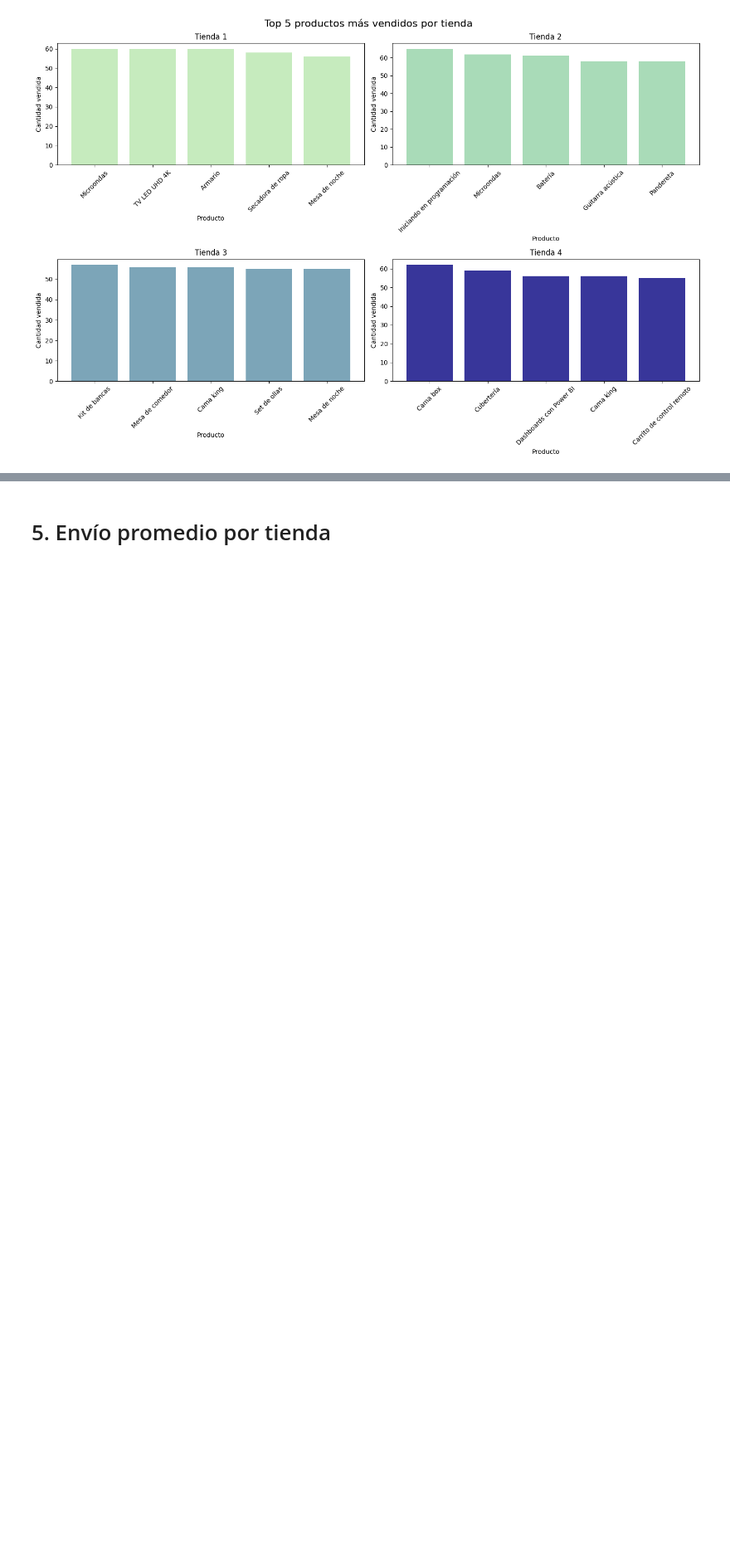
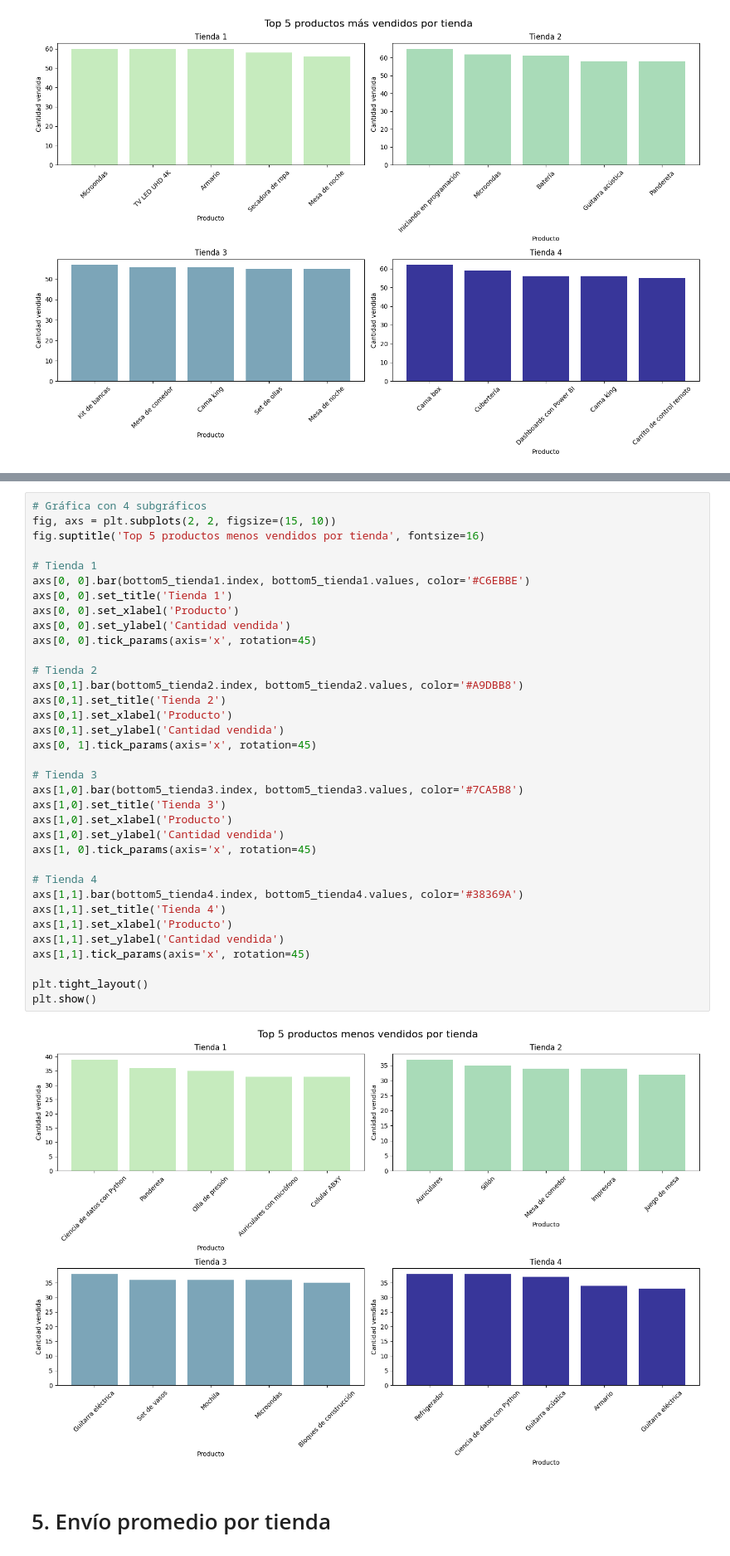
Before and after one commit to eduard0cortes/Amigo-Secreto, a Jupyter notebook: AluraStoreLatam.ipynb, the cells around one changed output, grey strips where cells are left out. Shown at 83% size. Saved outputs shown, nothing was run; the diff lists cells and outputs as text; blank space fills up the shorter version.

```diff
--- a/AluraStoreLatam.ipynb
+++ b/AluraStoreLatam.ipynb
@@ -290,2 +332,39 @@ plt.show()
+# %%
+# Gráfica con 4 subgráficos
+fig, axs = plt.subplots(2, 2, figsize=(15, 10))
+fig.suptitle('Top 5 productos menos vendidos por tienda', fontsize=16)
+
+# Tienda 1
+axs[0, 0].bar(bottom5_tienda1.index, bottom5_tienda1.values, color='#C6EBBE')
+axs[0, 0].set_title('Tienda 1')
+axs[0, 0].set_xlabel('Producto')
+axs[0, 0].set_ylabel('Cantidad vendida')
+axs[0, 0].tick_params(axis='x', rotation=45)
+
+# Tienda 2
+axs[0,1].bar(bottom5_tienda2.index, bottom5_tienda2.values, color='#A9DBB8')
+axs[0,1].set_title('Tienda 2')
+axs[0,1].set_xlabel('Producto')
+axs[0,1].set_ylabel('Cantidad vendida')
+axs[0, 1].tick_params(axis='x', rotation=45)
+
+# Tienda 3
+axs[1,0].bar(bottom5_tienda3.index, bottom5_tienda3.values, color='#7CA5B8')
+axs[1,0].set_title('Tienda 3')
+axs[1,0].set_xlabel('Producto')
+axs[1,0].set_ylabel('Cantidad vendida')
+axs[1, 0].tick_params(axis='x', rotation=45)
+
+# Tienda 4
+axs[1,1].bar(bottom5_tienda4.index, bottom5_tienda4.values, color='#38369A')
+axs[1,1].set_title('Tienda 4')
+axs[1,1].set_xlabel('Producto')
+axs[1,1].set_ylabel('Cantidad vendida')
+axs[1,1].tick_params(axis='x', rotation=45)
+
+plt.tight_layout()
+plt.show()
+# %% [output]
+[figure, added]
 # %% [markdown]
 # 5. Envío promedio por tienda
```
Also changed, not shown: parts of 2 cells of this notebook.
